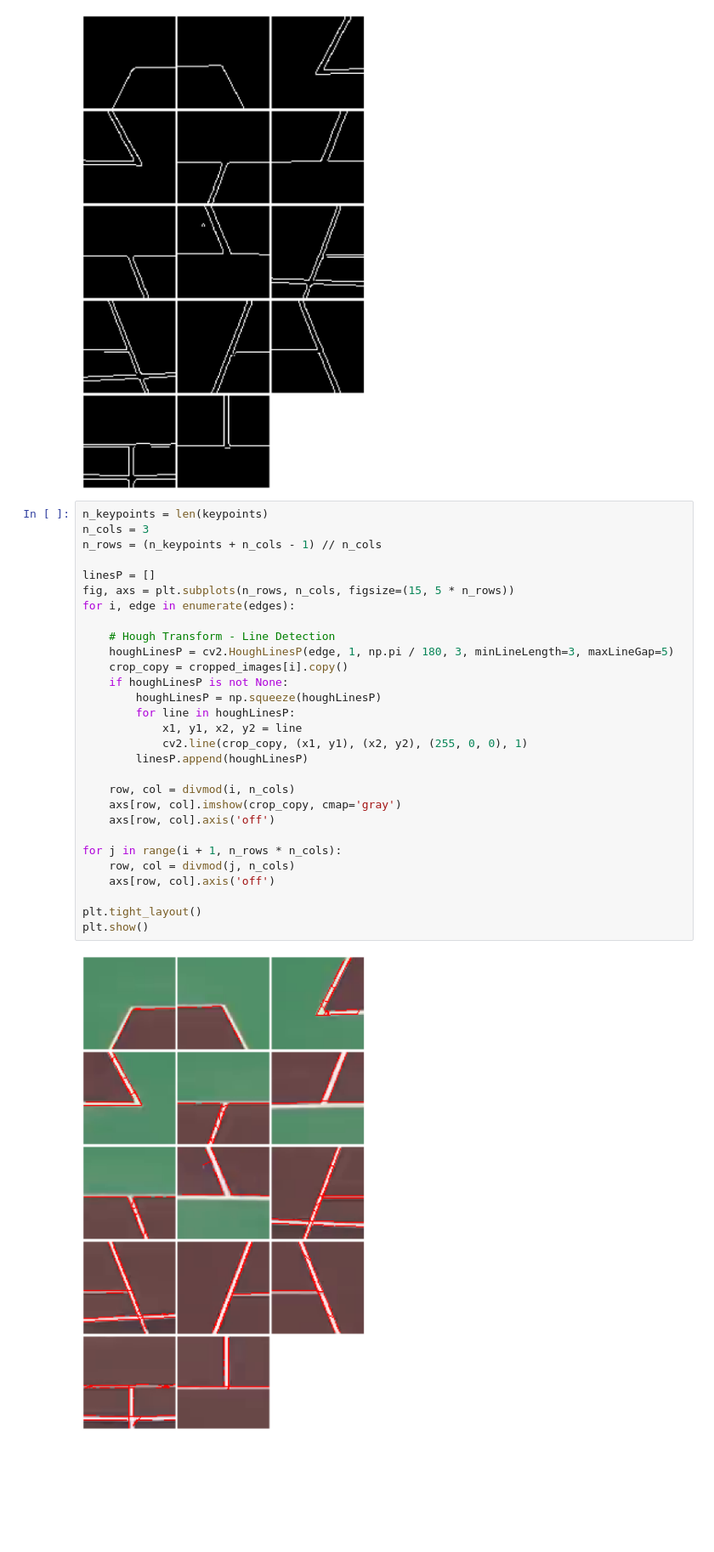
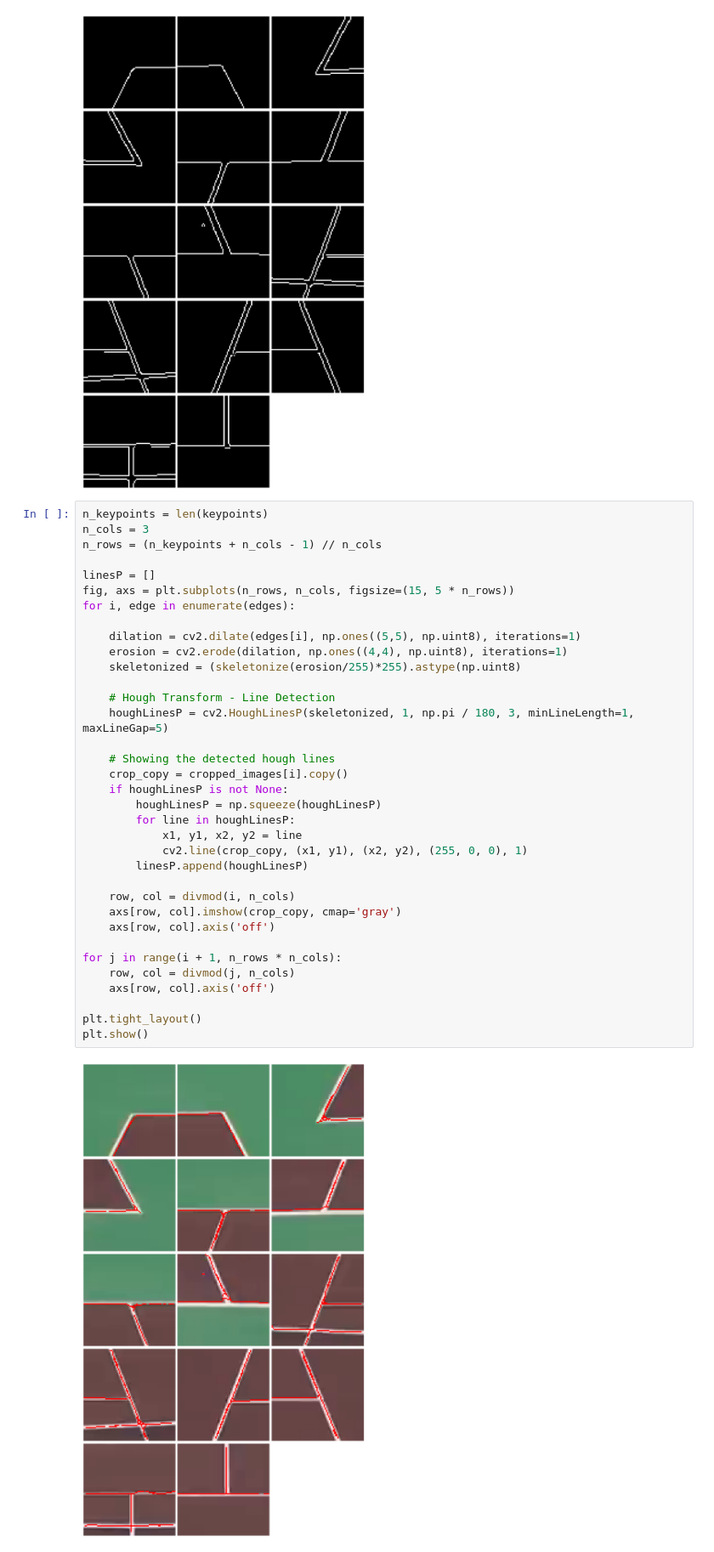
Before and after one commit to MGonza20/ProyectoFinal_VC, a Jupyter notebook: src/kps_postprocessing.ipynb, the cells around one changed output. Shown at 85% size. Cells and saved outputs as stored; diff of their text form; blank space fills up the shorter version.

Commit message:
doing a closing and skeletonize

```diff
--- a/src/kps_postprocessing.ipynb
+++ b/src/kps_postprocessing.ipynb
@@ -181,34 +180,40 @@ plt.show()
 # %%
 n_keypoints = len(keypoints)
 n_cols = 3
 n_rows = (n_keypoints + n_cols - 1) // n_cols
 
 linesP = []
 fig, axs = plt.subplots(n_rows, n_cols, figsize=(15, 5 * n_rows))
 for i, edge in enumerate(edges):
 
+    dilation = cv2.dilate(edges[i], np.ones((5,5), np.uint8), iterations=1)
+    erosion = cv2.erode(dilation, np.ones((4,4), np.uint8), iterations=1)
+    skeletonized = (skeletonize(erosion/255)*255).astype(np.uint8)
+
     # Hough Transform - Line Detection
-    houghLinesP = cv2.HoughLinesP(edge, 1, np.pi / 180, 3, minLineLength=3, maxLineGap=5)
+    houghLinesP = cv2.HoughLinesP(skeletonized, 1, np.pi / 180, 3, minLineLength=1, maxLineGap=5)
+
+    # Showing the detected hough lines
     crop_copy = cropped_images[i].copy()
     if houghLinesP is not None:
         houghLinesP = np.squeeze(houghLinesP)
         for line in houghLinesP:
             x1, y1, x2, y2 = line
             cv2.line(crop_copy, (x1, y1), (x2, y2), (255, 0, 0), 1)
         linesP.append(houghLinesP)
 
     row, col = divmod(i, n_cols)
     axs[row, col].imshow(crop_copy, cmap='gray')
     axs[row, col].axis('off')
 
 for j in range(i + 1, n_rows * n_cols):
     row, col = divmod(j, n_cols)
     axs[row, col].axis('off')
 
 plt.tight_layout()
 plt.show()
 # %% [output]
-[figure, old version]
+[figure, new version]
 # %%
 n_keypoints = len(keypoints)
 n_cols = 3
```
Also changed, not shown: parts of 2 cells of this notebook.
